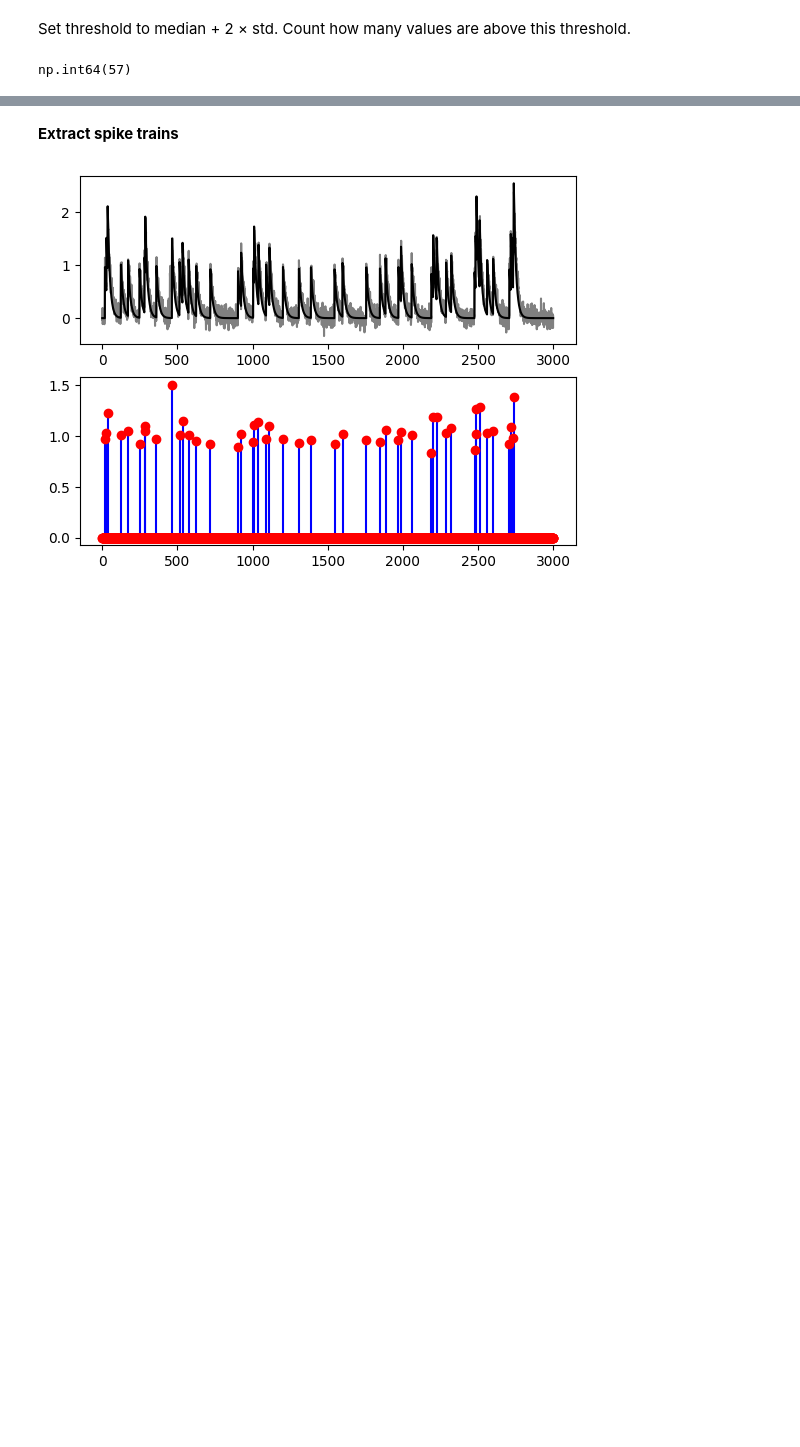
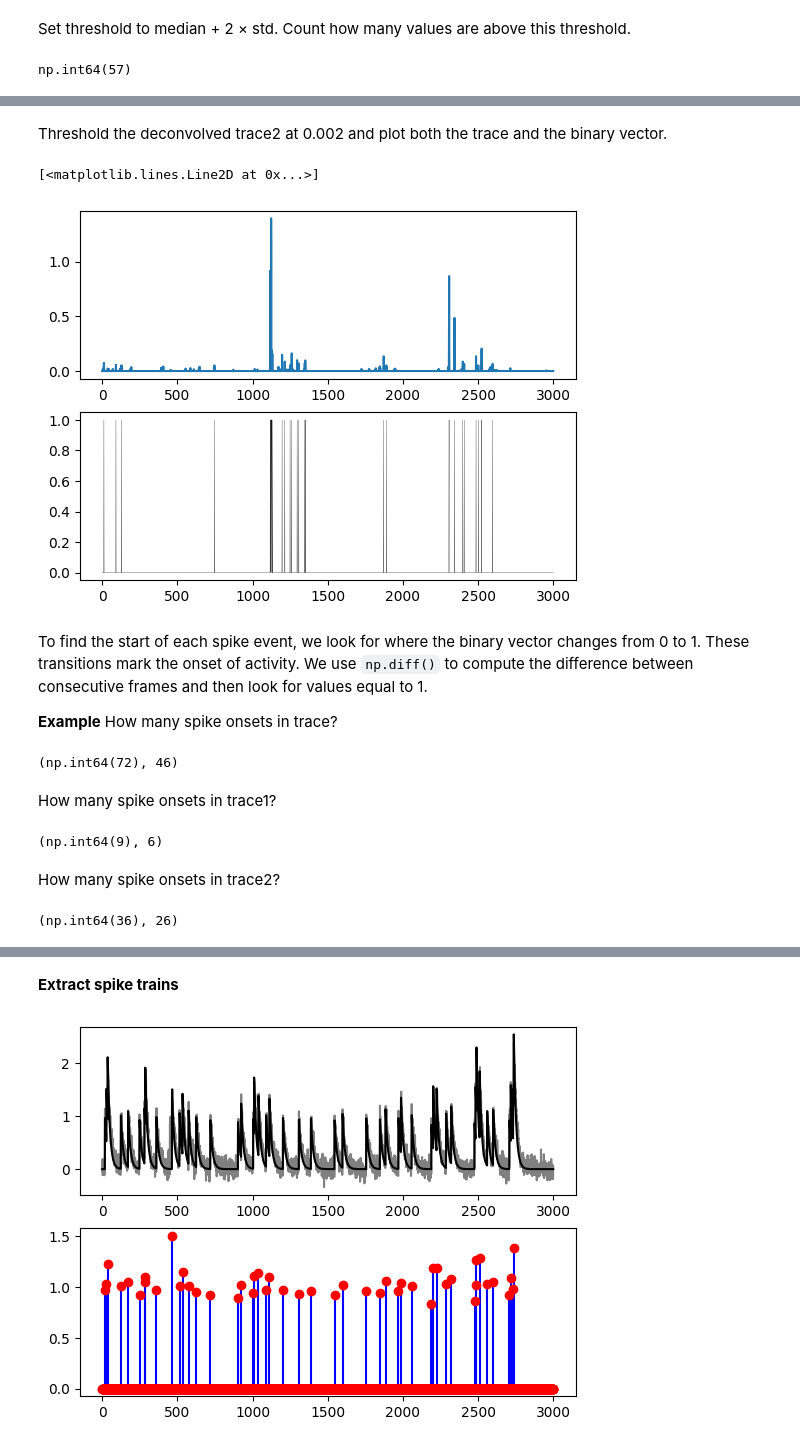
Before and after one commit to sangeethankumar/Courses, a Jupyter notebook: CalciumImaging/Draft2/02. .ipynb, the cells around one changed output, grey strips where cells are left out. Saved outputs shown, nothing was run; the diff lists cells and outputs as text; code cells hidden in the pictures; blank space fills up the shorter version.

```diff
--- a/CalciumImaging/Draft2/02. .ipynb
+++ b/CalciumImaging/Draft2/02. .ipynb
@@ -264,0 +167,39 @@ In this section, we will introduce a more advanced method for extracting spike e
+# %% [markdown]
+Threshold the deconvolved trace2 at 0.002 and plot both the trace and the binary vector.
+# %%
+binary2 = dtrace2 > 0.05
+
+plt.subplot(211)
+plt.plot(dtrace2)
+
+plt.subplot(212)
+plt.plot(binary2, color='black', linewidth=0.2)
+# %% [output]
+[<matplotlib.lines.Line2D at 0x...>]
+[figure, added]
+# %% [markdown]
+To find the start of each spike event, we look for where the binary vector changes from 0 to 1. These transitions mark the onset of activity. We use `np.diff()` to compute the difference between consecutive frames and then look for values equal to 1.
+
+**Example** How many spike onsets in trace?
+# %%
+diff = np.diff(binary.astype(int))
+onsets = np.where(diff == 1)[0] + 1
+np.sum(binary), len(onsets)
+# %% [output]
+(np.int64(72), 46)
+# %% [markdown]
+How many spike onsets in trace1?
+# %%
+diff = np.diff(binary1.astype(int))
+onsets1 = np.where(diff == 1)[0] + 1
+np.sum(binary1), len(onsets1)
+# %% [output]
+(np.int64(9), 6)
+# %% [markdown]
+How many spike onsets in trace2?
+# %%
+diff = np.diff(binary2.astype(int))
+onsets2 = np.where(diff == 1)[0] + 1
+np.sum(binary2), len(onsets2)
+# %% [output]
+(np.int64(36), 26)
```
Also changed, not shown: parts of 28 cells of this notebook.
